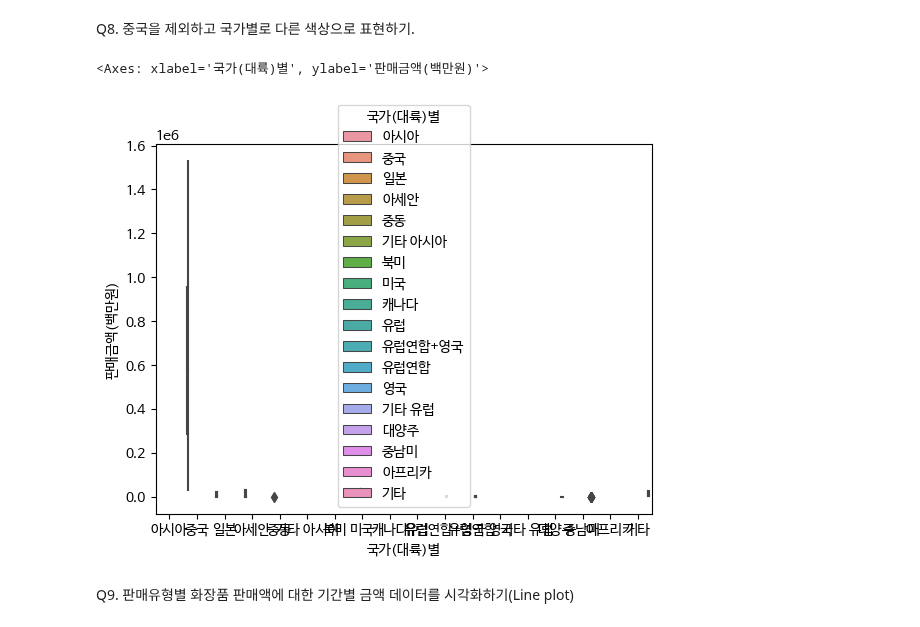
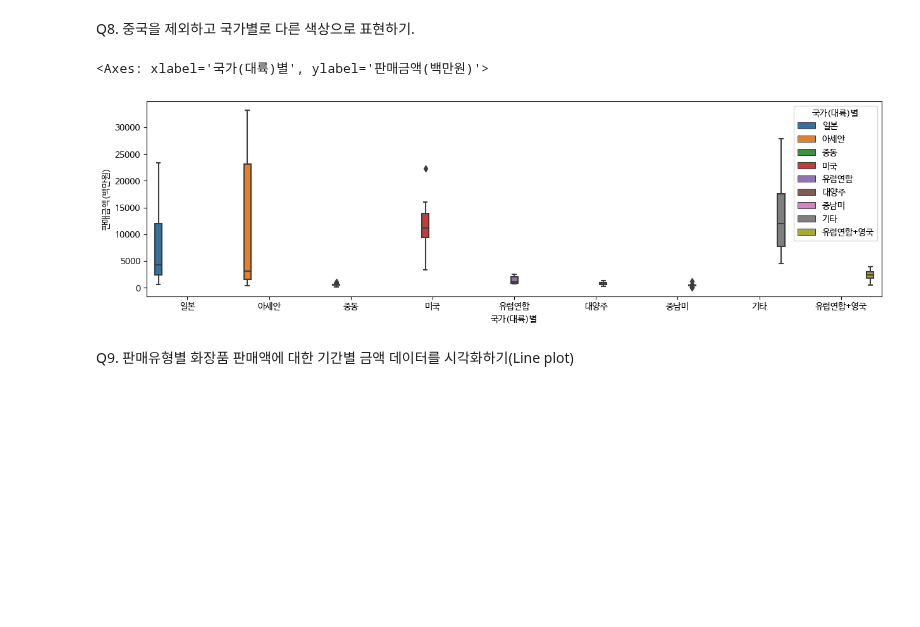
Before and after one commit to guscldns/TestProject, a Jupyter notebook: 0514/07_온라인쇼핑해외판매_Pandas및시각화(실습)_현치운.ipynb, the cells around one changed output. Drawn from its saved outputs; the diff is of its cells as text; code cells hidden in the pictures; blank space fills up the shorter version.

```diff
--- a/0514/07_온라인쇼핑해외판매_Pandas및시각화(실습)_현치운.ipynb
+++ b/0514/07_온라인쇼핑해외판매_Pandas및시각화(실습)_현치운.ipynb
@@ -319,3 +312,7 @@ df_cosmetic
 | 30939 | 아프리카 | 화장품 | 계 | 2021.4/4 | NaN | 2021 | 1 |
 | 30990 | 기타 | 화장품 | 계 | 2021.4/4 | 4530.0 | 2021 | 1 |
 576 rows × 7 columns
+# %%
+df_cosmetic_del = df_cosmetic.dropna(axis=0)
+
+df_cosmetic_del
@@ -351,10 +364,12 @@ sns.boxplot(data = df_cosmetic, x= '국가(대륙)별', y= '판매금액(백만
 # %% [markdown]
 Q8. 중국을 제외하고 국가별로 다른 색상으로 표현하기.
 # %%
-sns.boxplot(data = df_cosmetic, x= '국가(대륙)별', y= '판매금액(백만원)',hue ='국가(대륙)별')
+plt.figure(figsize = (15,4))
+
+sns.boxplot(data = df_cosmetic_del[df_cosmetic_del['국가(대륙)별']!='중국'], x= '국가(대륙)별', y= '판매금액(백만원)',hue ='국가(대륙)별')
 # %% [output]
 <Axes: xlabel='국가(대륙)별', ylabel='판매금액(백만원)'>
-[figure, old version]
+[figure, new version]
 # %% [markdown]
 Q9. 판매유형별 화장품 판매액에 대한 기간별 금액 데이터를 시각화하기(Line plot)
 # %%
```
Also changed, not shown: parts of 10 cells of this notebook.
